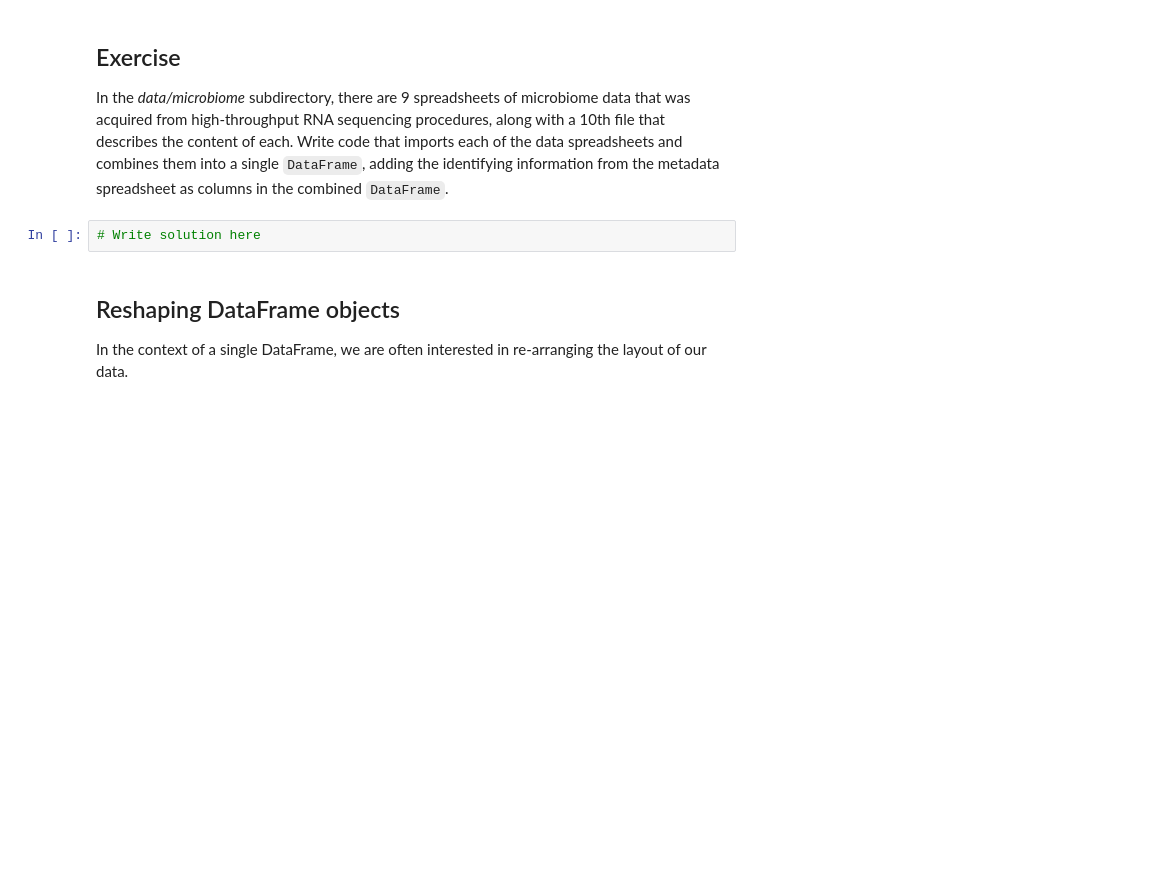
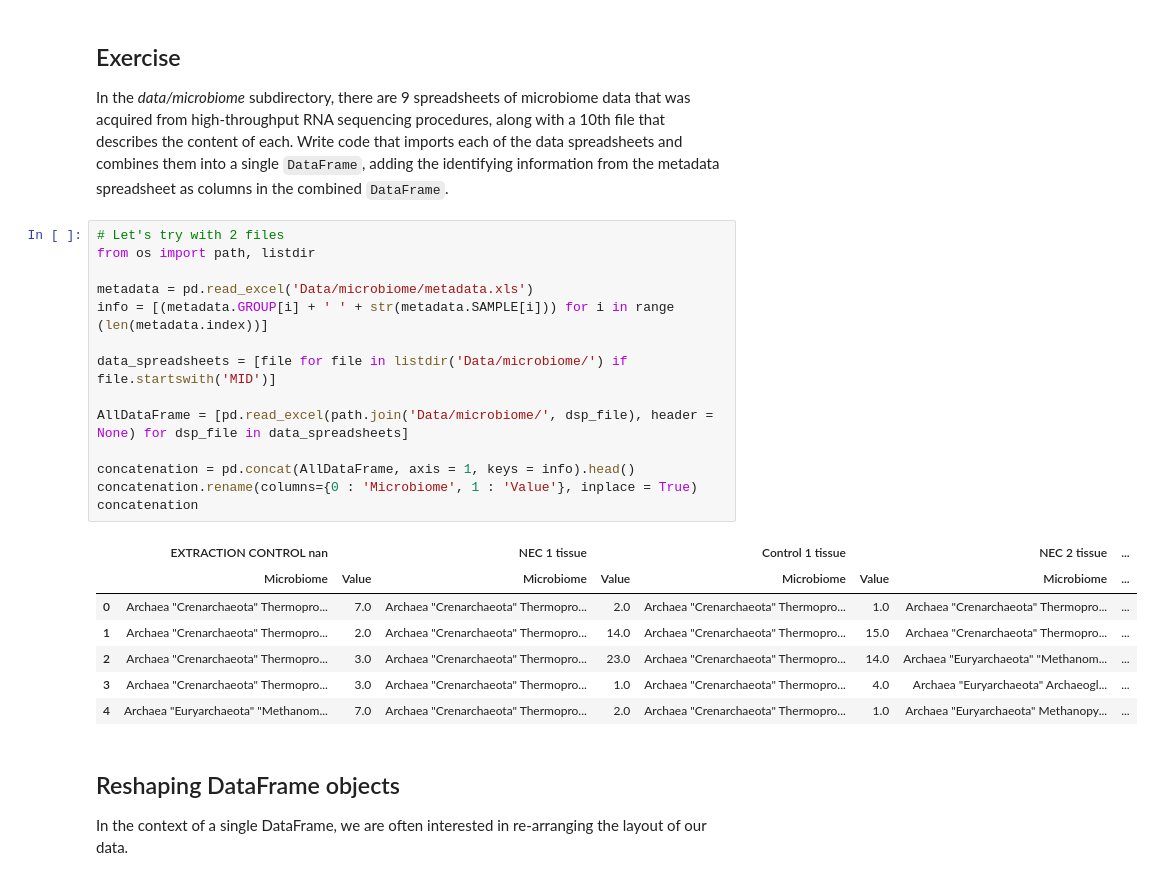
Before and after one commit to daniel-guggenheim/ada-homeworks, a Jupyter notebook: Data Wrangling with Pandas.ipynb, the cells around one changed output. Cells and saved outputs as stored; diff of their text form; blank space fills up the shorter version.

Commit message:
exercise microbiome

```diff
--- a/Data Wrangling with Pandas.ipynb
+++ b/Data Wrangling with Pandas.ipynb
@@ -252,8 +250,28 @@ If you want `concat` to work like `numpy.concatanate`, you may provide the `igno
 ## Exercise
 
 In the *data/microbiome* subdirectory, there are 9 spreadsheets of microbiome data that was acquired from high-throughput RNA sequencing procedures, along with a 10th file that describes the content of each. Write code that imports each of the data spreadsheets and combines them into a single `DataFrame`, adding the identifying information from the metadata spreadsheet as columns in the combined `DataFrame`.
-# %%
-# Write solution here
+# %%
+# Let's try with 2 files
+from os import path, listdir
+
+metadata = pd.read_excel('Data/microbiome/metadata.xls')
+info = [(metadata.GROUP[i] + ' ' + str(metadata.SAMPLE[i])) for i in range (len(metadata.index))]
+
+data_spreadsheets = [file for file in listdir('Data/microbiome/') if file.startswith('MID')]
+
+AllDataFrame = [pd.read_excel(path.join('Data/microbiome/', dsp_file), header = None) for dsp_file in data_spreadsheets]
+
+concatenation = pd.concat(AllDataFrame, axis = 1, keys = info).head()
+concatenation.rename(columns={0 : 'Microbiome', 1 : 'Value'}, inplace = True)
+concatenation
+# %% [output]
+|  | EXTRACTION CONTROL nan |  | NEC 1 tissue |  | Control 1 tissue |  | NEC 2 tissue | ... |
+|  | Microbiome | Value | Microbiome | Value | Microbiome | Value | Microbiome | ... |
+| 0 | Archaea "Crenarchaeota" Thermopro... | 7.0 | Archaea "Crenarchaeota" Thermopro... | 2.0 | Archaea "Crenarchaeota" Thermopro... | 1.0 | Archaea "Crenarchaeota" Thermopro... | ... |
+| 1 | Archaea "Crenarchaeota" Thermopro... | 2.0 | Archaea "Crenarchaeota" Thermopro... | 14.0 | Archaea "Crenarchaeota" Thermopro... | 15.0 | Archaea "Crenarchaeota" Thermopro... | ... |
+| 2 | Archaea "Crenarchaeota" Thermopro... | 3.0 | Archaea "Crenarchaeota" Thermopro... | 23.0 | Archaea "Crenarchaeota" Thermopro... | 14.0 | Archaea "Euryarchaeota" "Methanom... | ... |
+| 3 | Archaea "Crenarchaeota" Thermopro... | 3.0 | Archaea "Crenarchaeota" Thermopro... | 1.0 | Archaea "Crenarchaeota" Thermopro... | 4.0 | Archaea "Euryarchaeota" Archaeogl... | ... |
+| 4 | Archaea "Euryarchaeota" "Methanom... | 7.0 | Archaea "Crenarchaeota" Thermopro... | 2.0 | Archaea "Crenarchaeota" Thermopro... | 1.0 | Archaea "Euryarchaeota" Methanopy... | ... |
 # %% [markdown]
 ## Reshaping DataFrame objects
 
```
Also changed, not shown: parts of 1 cell of this notebook, 1 other file.
